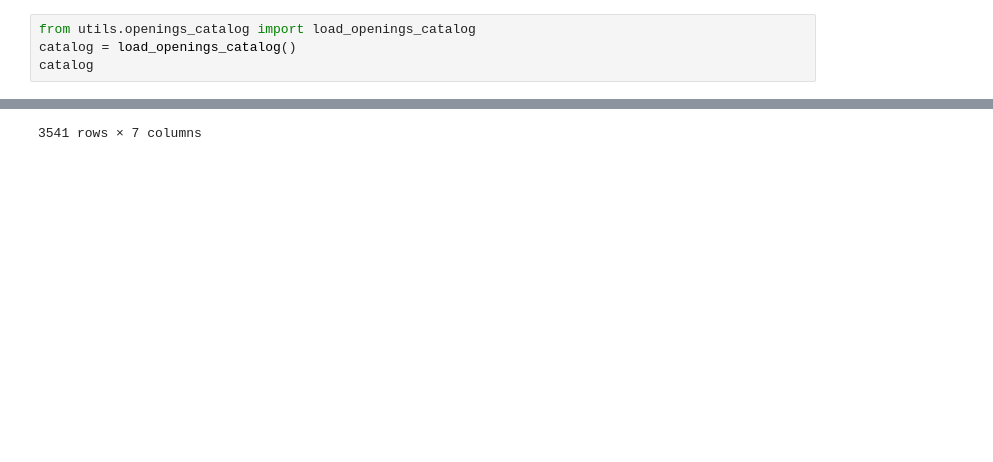
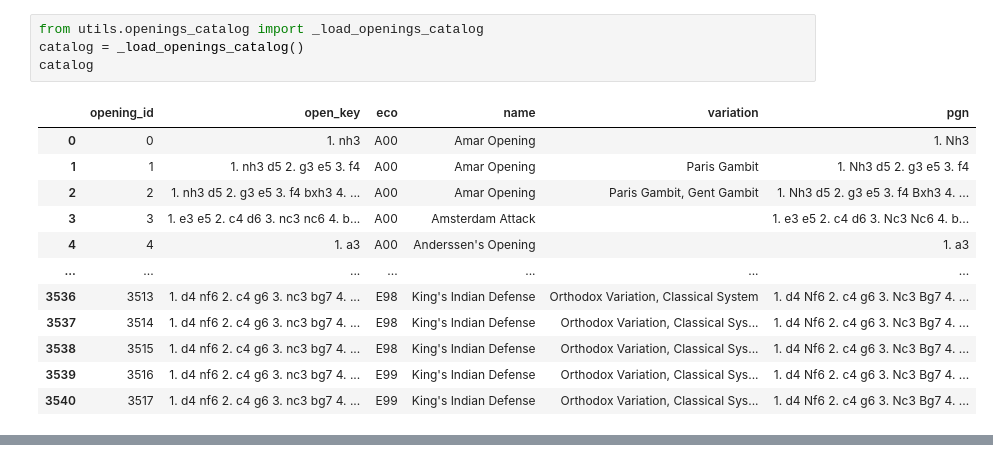
Before and after one commit to infomadevisual/chess-lense, a Jupyter notebook: openings_analysis.ipynb, the cells around one changed output, grey strips where cells are left out. Cells and saved outputs as stored; diff of their text form; blank space fills up the shorter version.

```diff
--- a/openings_analysis.ipynb
+++ b/openings_analysis.ipynb
@@ -1,5 +1,17 @@
 # %%
-from utils.openings_catalog import load_openings_catalog
-catalog = load_openings_catalog()
+from utils.openings_catalog import _load_openings_catalog
+catalog = _load_openings_catalog()
 catalog
 # %% [output]
+|  | opening_id | open_key | eco | name | variation | pgn |
+| 0 | 0 | 1. nh3 | A00 | Amar Opening |  | 1. Nh3 |
+| 1 | 1 | 1. nh3 d5 2. g3 e5 3. f4 | A00 | Amar Opening | Paris Gambit | 1. Nh3 d5 2. g3 e5 3. f4 |
+| 2 | 2 | 1. nh3 d5 2. g3 e5 3. f4 bxh3 4. ... | A00 | Amar Opening | Paris Gambit, Gent Gambit | 1. Nh3 d5 2. g3 e5 3. f4 Bxh3 4. ... |
+| 3 | 3 | 1. e3 e5 2. c4 d6 3. nc3 nc6 4. b... | A00 | Amsterdam Attack |  | 1. e3 e5 2. c4 d6 3. Nc3 Nc6 4. b... |
+| 4 | 4 | 1. a3 | A00 | Anderssen's Opening |  | 1. a3 |
+| ... | ... | ... | ... | ... | ... | ... |
+| 3536 | 3513 | 1. d4 nf6 2. c4 g6 3. nc3 bg7 4. ... | E98 | King's Indian Defense | Orthodox Variation, Classical System | 1. d4 Nf6 2. c4 g6 3. Nc3 Bg7 4. ... |
+| 3537 | 3514 | 1. d4 nf6 2. c4 g6 3. nc3 bg7 4. ... | E98 | King's Indian Defense | Orthodox Variation, Classical Sys... | 1. d4 Nf6 2. c4 g6 3. Nc3 Bg7 4. ... |
+| 3538 | 3515 | 1. d4 nf6 2. c4 g6 3. nc3 bg7 4. ... | E98 | King's Indian Defense | Orthodox Variation, Classical Sys... | 1. d4 Nf6 2. c4 g6 3. Nc3 Bg7 4. ... |
+| 3539 | 3516 | 1. d4 nf6 2. c4 g6 3. nc3 bg7 4. ... | E99 | King's Indian Defense | Orthodox Variation, Classical Sys... | 1. d4 Nf6 2. c4 g6 3. Nc3 Bg7 4. ... |
+| 3540 | 3517 | 1. d4 nf6 2. c4 g6 3. nc3 bg7 4. ... | E99 | King's Indian Defense | Orthodox Variation, Classical Sys... | 1. d4 Nf6 2. c4 g6 3. Nc3 Bg7 4. ... |
@@ -20,4 +19,3 @@ catalog
-3541 rows × 7 columns
 # %%
 from utils.chesscom_downloader import ChesscomDownloader
 
```
Also changed, not shown: parts of 4 cells of this notebook, 7 other files.
